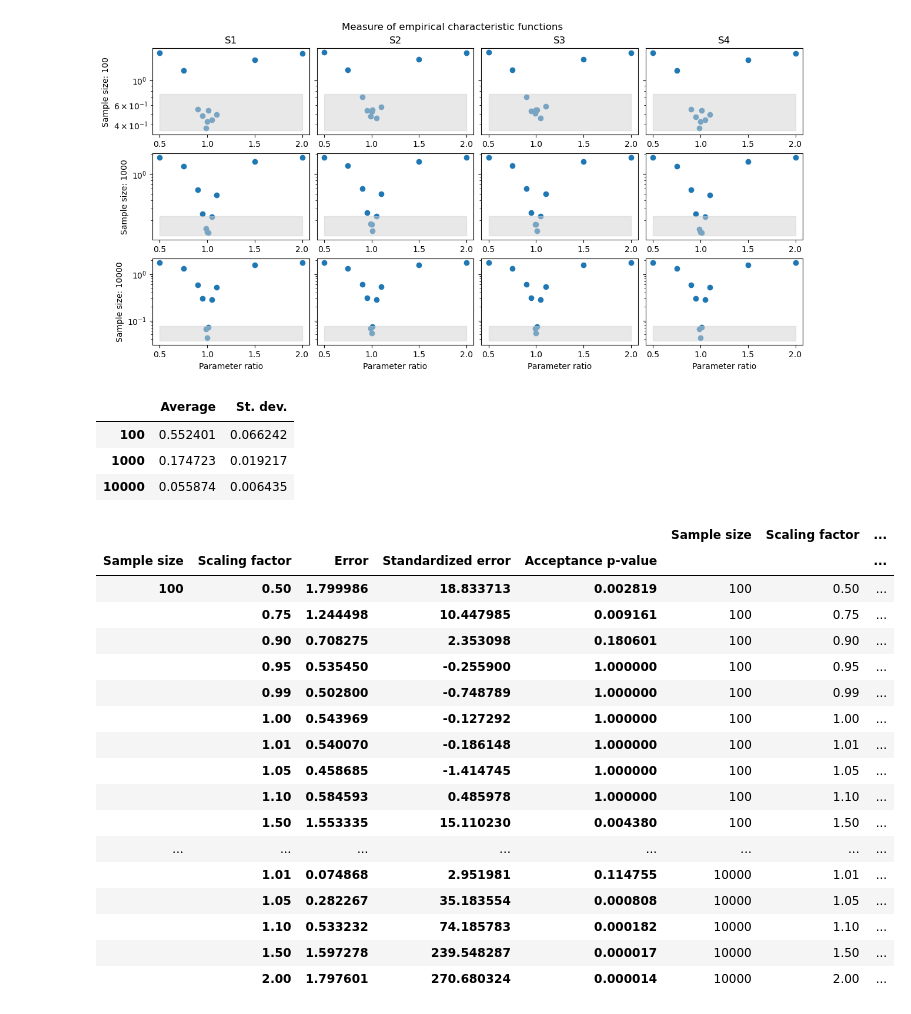
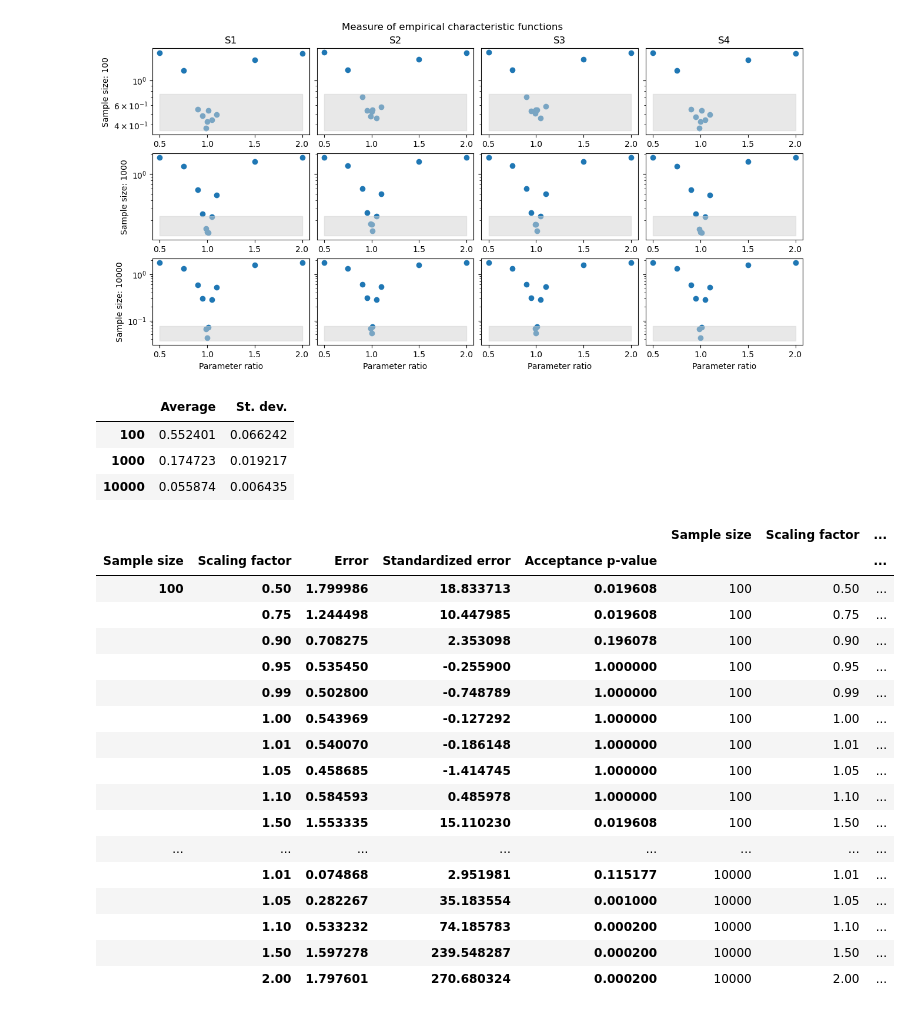
Before and after one commit to tjsego/ssr_project_2024, a Jupyter notebook: notebooks/proto_compare_5.ipynb, the cells around one changed output. Cells and saved outputs as stored; diff of their text form; code cells hidden in the pictures.

```diff
--- a/notebooks/proto_compare_5.ipynb
+++ b/notebooks/proto_compare_5.ipynb
@@ -149,46 +149,50 @@ _ = fig.suptitle('Measure of empirical characteristic functions')
 # %%
 summary_entries = ['Average', 'St. dev.']
 df_summary = pd.DataFrame(index=test_kwargs['trials'], columns=summary_entries)
 eval_entries = ['Sample size', 'Scaling factor', 'Error', 'Standardized error', 'Acceptance p-value']
 data_eval = []
 
 for sample_size in test_test_kwargs['trials']:
     avg = np.average(test1.ks_stats_sampling[sample_size * 2])
     std = np.std(test1.ks_stats_sampling[sample_size * 2])
     df_summary.loc[sample_size * 2, 'Average'] = avg
     df_summary.loc[sample_size * 2, 'St. dev.'] = std
 
     err = [max([max(d.values()) for d in diff[sample_size]]) for diff in k1_comp]
-    pr = [std / (e - avg) if e > avg else 1.0 for e in err]
-    pr = [p * p for p in pr]
+    q2 = (sample_size + 1) / sample_size * np.var(test1.ks_stats_sampling[sample_size * 2], ddof=1)
+    lam2 = [(e - avg) * (e - avg) / q2 for e in err]
+    pr = [np.floor((sample_size + 1) / sample_size * ((sample_size - 1) / l2 + 1)) / (sample_size + 1) for l2 in lam2]
+    for i in range(len(err)):
+        if pr[i] > 1.0 or err[i] < avg:
+            pr[i] = 1.0
 
     for i, bf in enumerate(k1_fact):
         data_eval.append((sample_size * 2, bf, err[i], (err[i] - avg) / std, min(1, pr[i])))
 
 display(df_summary)
 mi_eval = pd.MultiIndex.from_frame(pd.DataFrame(data_eval, columns=eval_entries))
 df_eval = mi_eval.to_frame()
 display(df_eval)
 # %% [output]
 |  | Average | St. dev. |
 | 100 | 0.552401 | 0.066242 |
 | 1000 | 0.174723 | 0.019217 |
 | 10000 | 0.055874 | 0.006435 |
 |  |  |  |  |  | Sample size | Scaling factor | ... |
 | Sample size | Scaling factor | Error | Standardized error | Acceptance p-value |  |  | ... |
-| 100 | 0.50 | 1.799986 | 18.833713 | 0.002819 | 100 | 0.50 | ... |
-|  | 0.75 | 1.244498 | 10.447985 | 0.009161 | 100 | 0.75 | ... |
-|  | 0.90 | 0.708275 | 2.353098 | 0.180601 | 100 | 0.90 | ... |
+| 100 | 0.50 | 1.799986 | 18.833713 | 0.019608 | 100 | 0.50 | ... |
+|  | 0.75 | 1.244498 | 10.447985 | 0.019608 | 100 | 0.75 | ... |
+|  | 0.90 | 0.708275 | 2.353098 | 0.196078 | 100 | 0.90 | ... |
 |  | 0.95 | 0.535450 | -0.255900 | 1.000000 | 100 | 0.95 | ... |
 |  | 0.99 | 0.502800 | -0.748789 | 1.000000 | 100 | 0.99 | ... |
 |  | 1.00 | 0.543969 | -0.127292 | 1.000000 | 100 | 1.00 | ... |
 |  | 1.01 | 0.540070 | -0.186148 | 1.000000 | 100 | 1.01 | ... |
 |  | 1.05 | 0.458685 | -1.414745 | 1.000000 | 100 | 1.05 | ... |
 |  | 1.10 | 0.584593 | 0.485978 | 1.000000 | 100 | 1.10 | ... |
-|  | 1.50 | 1.553335 | 15.110230 | 0.004380 | 100 | 1.50 | ... |
+|  | 1.50 | 1.553335 | 15.110230 | 0.019608 | 100 | 1.50 | ... |
 | ... | ... | ... | ... | ... | ... | ... | ... |
-|  | 1.01 | 0.074868 | 2.951981 | 0.114755 | 10000 | 1.01 | ... |
-|  | 1.05 | 0.282267 | 35.183554 | 0.000808 | 10000 | 1.05 | ... |
-|  | 1.10 | 0.533232 | 74.185783 | 0.000182 | 10000 | 1.10 | ... |
-|  | 1.50 | 1.597278 | 239.548287 | 0.000017 | 10000 | 1.50 | ... |
-|  | 2.00 | 1.797601 | 270.680324 | 0.000014 | 10000 | 2.00 | ... |
+|  | 1.01 | 0.074868 | 2.951981 | 0.115177 | 10000 | 1.01 | ... |
+|  | 1.05 | 0.282267 | 35.183554 | 0.001000 | 10000 | 1.05 | ... |
+|  | 1.10 | 0.533232 | 74.185783 | 0.000200 | 10000 | 1.10 | ... |
+|  | 1.50 | 1.597278 | 239.548287 | 0.000200 | 10000 | 1.50 | ... |
+|  | 2.00 | 1.797601 | 270.680324 | 0.000200 | 10000 | 2.00 | ... |
```
Also changed, not shown: 5 other files.
